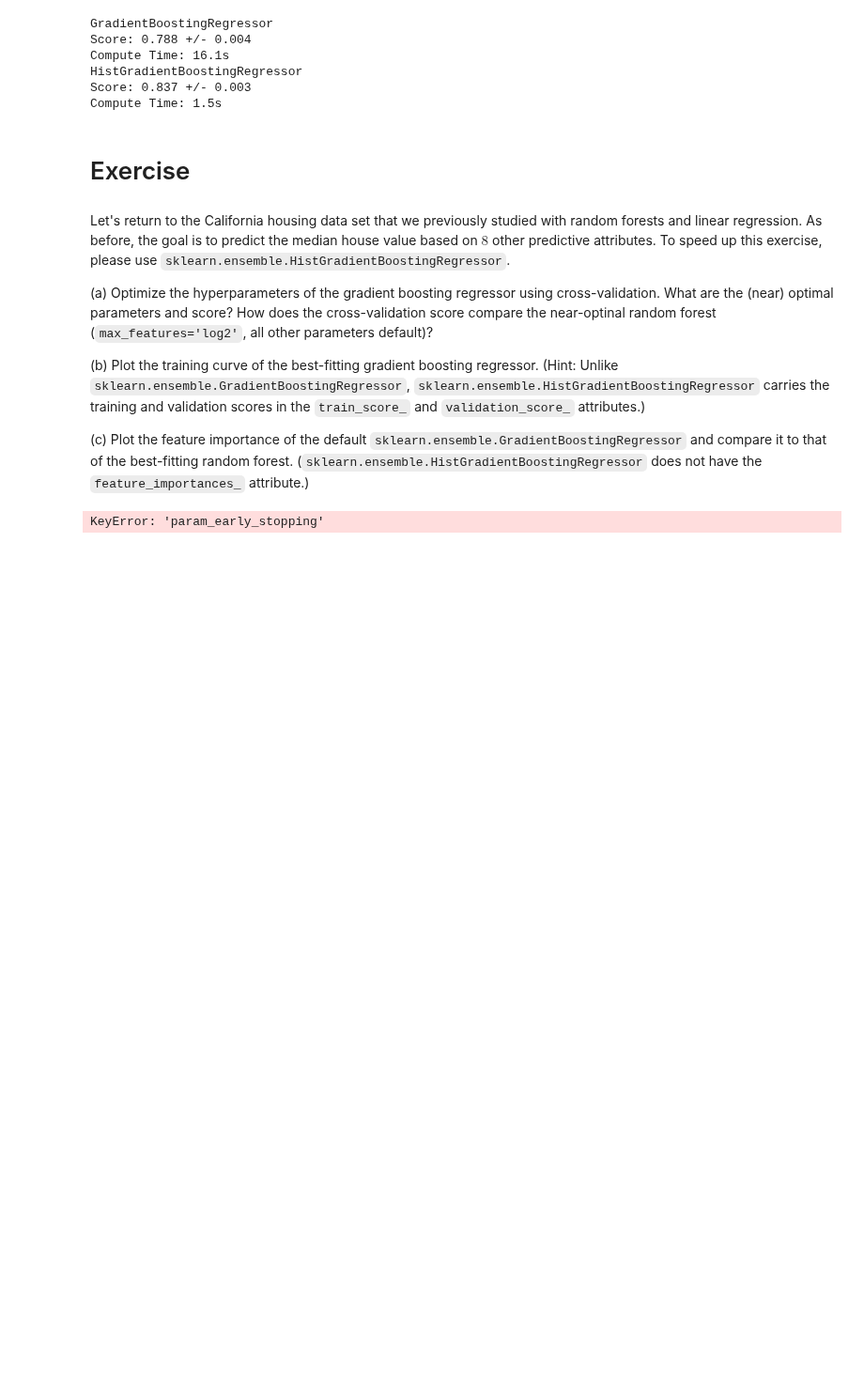
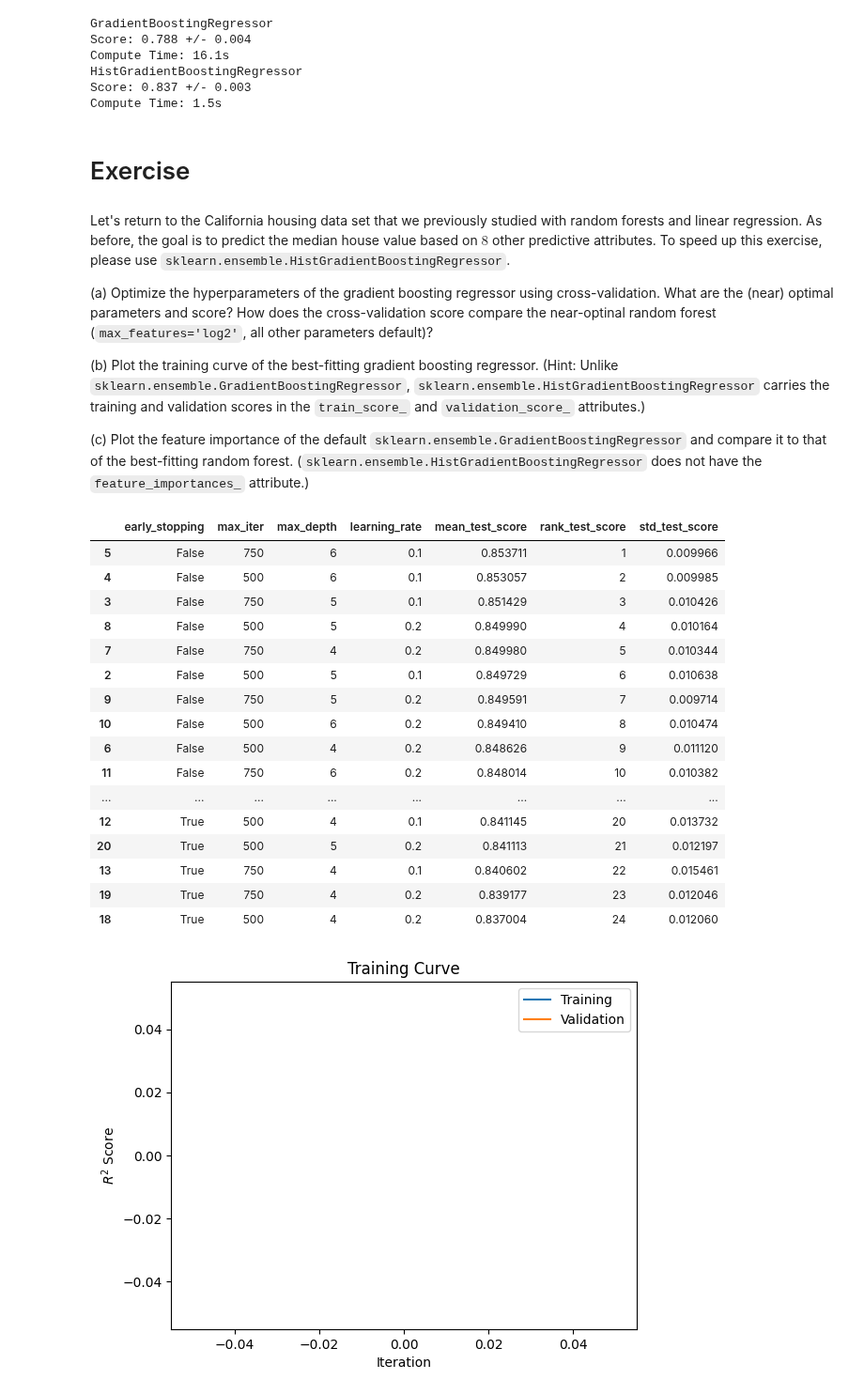
Before and after one commit to queue-h/ISCI-396, a Jupyter notebook: gradient_boosting_and_neural_nets/Class_8_Part_1.ipynb, the cells around one changed output. Shown at 94% size. Saved outputs shown, nothing was run; the diff lists cells and outputs as text; code cells hidden in the pictures; blank space fills up the shorter version.

```diff
--- a/gradient_boosting_and_neural_nets/Class_8_Part_1.ipynb
+++ b/gradient_boosting_and_neural_nets/Class_8_Part_1.ipynb
@@ -143,35 +143,55 @@ Let's return to the California housing data set that we previously studied with
 (c) Plot the feature importance of the default `sklearn.ensemble.GradientBoostingRegressor` and compare it to that of the best-fitting random forest. (`sklearn.ensemble.HistGradientBoostingRegressor` does not have the `feature_importances_` attribute.)
 # %%
 import pandas as pd
-
+import numpy as np
+import matplotlib.pyplot as plt
 from sklearn.datasets import fetch_california_housing
 from sklearn.ensemble import HistGradientBoostingRegressor
 from sklearn.model_selection import GridSearchCV, KFold
 
 # load the data as X and y for easy use with sklearn
 X, y = fetch_california_housing(return_X_y=True)
 
 gb = HistGradientBoostingRegressor()
 kfold = KFold(10, shuffle=True, random_state=0)
 param_grid = dict(early_stopping = [False, True],
                   max_iter = [500, 750],
                   max_depth = range(4, 7),
                   learning_rate = np.linspace(0.1, 0.2, 2))
 model = GridSearchCV(gb, param_grid= param_grid, cv = kfold, scoring='r2', return_train_score=True).fit(X, y)
 
 df = pd.DataFrame(model.cv_results_)
 results = df.rename(columns={f'param_{param}' : param for param in param_grid.keys()})
 results = results[[param for param in param_grid.keys()] + ['mean_test_score', 'rank_test_score', 'std_test_score']]
-results.sort_values(by='rank_test_score')
+results = results.sort_values(by='rank_test_score')
+display(results)
 
 
-kwargs = df['params'][np.argmax(results['mean_test_score'] * results['param_early_stopping'])]
+kwargs = df['params'][np.argmax(results['mean_test_score'] * results['early_stopping'])]
 gb = HistGradientBoostingRegressor(**kwargs).fit(X, y)
-plt.plot(1 - (-2 * gb.train_score_) / np.var(y), label='Training')
-plt.plot(1 - (-2 * gb.validation_score_) / np.var(y), label='Validation')
 plt.title('Training Curve')
 plt.xlabel('Iteration')
 plt.ylabel(r'$R^2$ Score')
-plt.legend(loc='best');
+plt.plot(1 - (-2 * gb.train_score_) / np.var(y), label='Training')
+plt.plot(1 - (-2 * gb.validation_score_) / np.var(y), label='Validation')
+plt.legend(loc='best')
+plt.show()
 # %% [output]
-KeyError: 'param_early_stopping'
+|  | early_stopping | max_iter | max_depth | learning_rate | mean_test_score | rank_test_score | std_test_score |
+| 5 | False | 750 | 6 | 0.1 | 0.853711 | 1 | 0.009966 |
+| 4 | False | 500 | 6 | 0.1 | 0.853057 | 2 | 0.009985 |
+| 3 | False | 750 | 5 | 0.1 | 0.851429 | 3 | 0.010426 |
+| 8 | False | 500 | 5 | 0.2 | 0.849990 | 4 | 0.010164 |
+| 7 | False | 750 | 4 | 0.2 | 0.849980 | 5 | 0.010344 |
+| 2 | False | 500 | 5 | 0.1 | 0.849729 | 6 | 0.010638 |
+| 9 | False | 750 | 5 | 0.2 | 0.849591 | 7 | 0.009714 |
+| 10 | False | 500 | 6 | 0.2 | 0.849410 | 8 | 0.010474 |
+| 6 | False | 500 | 4 | 0.2 | 0.848626 | 9 | 0.011120 |
+| 11 | False | 750 | 6 | 0.2 | 0.848014 | 10 | 0.010382 |
+| ... | ... | ... | ... | ... | ... | ... | ... |
+| 12 | True | 500 | 4 | 0.1 | 0.841145 | 20 | 0.013732 |
+| 20 | True | 500 | 5 | 0.2 | 0.841113 | 21 | 0.012197 |
+| 13 | True | 750 | 4 | 0.1 | 0.840602 | 22 | 0.015461 |
+| 19 | True | 750 | 4 | 0.2 | 0.839177 | 23 | 0.012046 |
+| 18 | True | 500 | 4 | 0.2 | 0.837004 | 24 | 0.012060 |
+[figure, added]
```
Also changed, not shown: 1 other file.
